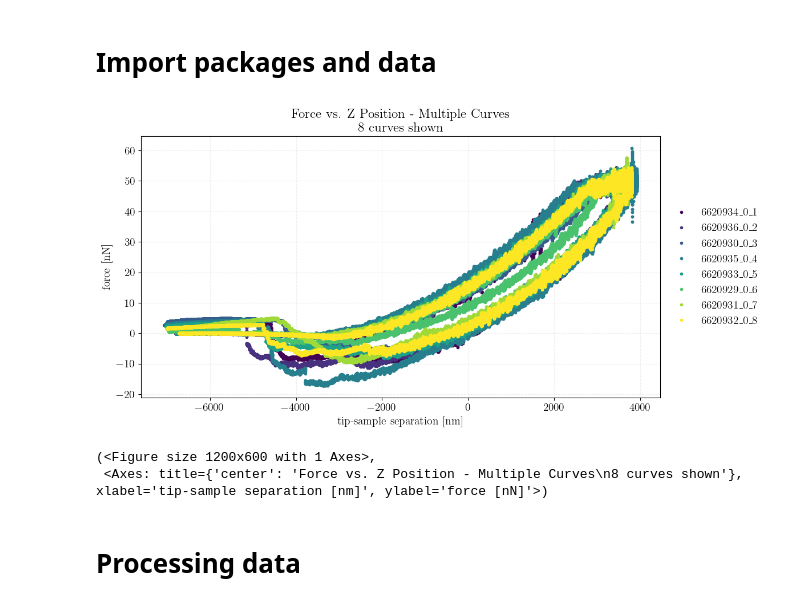
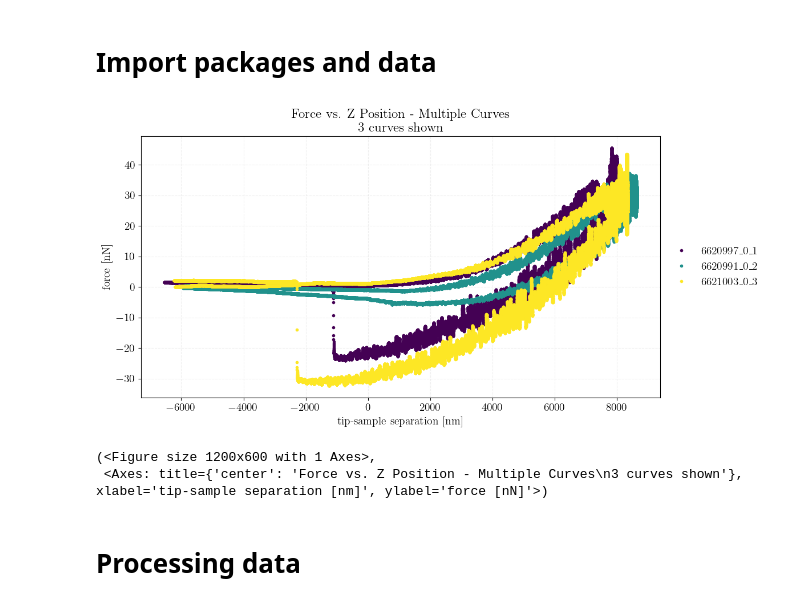
Before and after one commit to ecmscripts/indentation, a Jupyter notebook: FluidFM_PC.ipynb, the cells around one changed output. Cells and saved outputs as stored; diff of their text form; code cells hidden in the pictures.

```diff
--- a/FluidFM_PC.ipynb
+++ b/FluidFM_PC.ipynb
@@ -23,15 +23,15 @@ from indentation.ml.models import ConvClassifier_1, ConvClassifier_2
 # %%
 #%matplotlib inline
 
-paths = glob.glob(r"F:\pcameron\3_Experimental\FluidFM\13022025_with_Paula\pause\*.txt")
+paths = glob.glob(r"F:\pcameron\3_Experimental\FluidFM\24032025_with_Paula\compcolgel_pressure\test\*.txt")
 
 fluidfm = IndentationSet(paths, exp_type="fluidfm")
 
 fluidfm.plot_all(linestyle="", units="nano")
 # %% [output]
-[figure, old version]
+[figure, new version]
 (<Figure size 1200x600 with 1 Axes>,
- <Axes: title={'center': 'Force vs. Z Position - Multiple Curves\n8 curves shown'}, xlabel='tip-sample separation [nm]', ylabel='force [nN]'>)
+ <Axes: title={'center': 'Force vs. Z Position - Multiple Curves\n3 curves shown'}, xlabel='tip-sample separation [nm]', ylabel='force [nN]'>)
 # %% [markdown]
 # Processing data
 # %%
```
Also changed, not shown: parts of 1 cell of this notebook, 5 other files.
